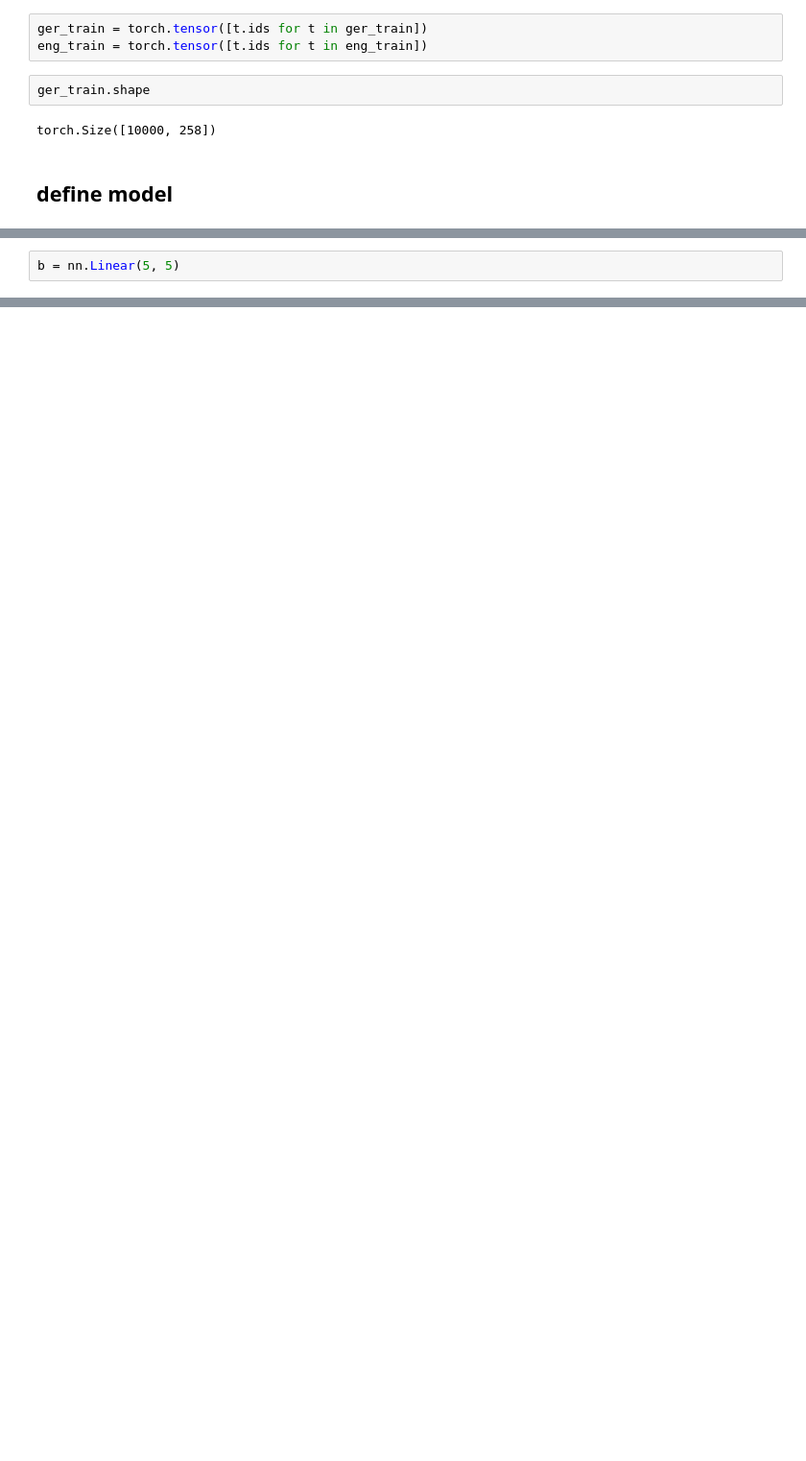
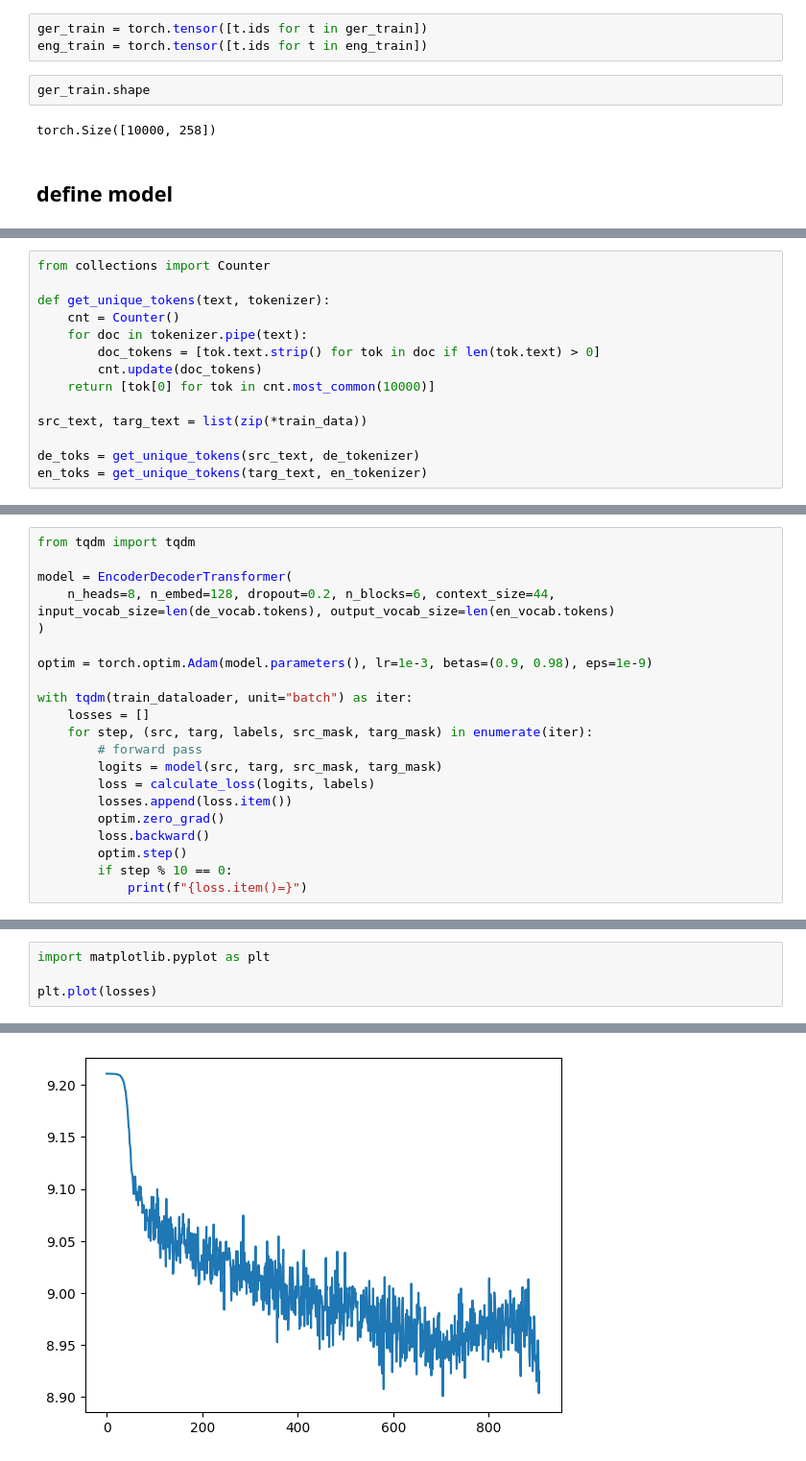
Before and after one commit to adamdayan/trans-late-former, a Jupyter notebook: scratch/translator.ipynb, the cells around one changed output, grey strips where cells are left out. Shown at 96% size. Saved outputs shown, nothing was run; the diff lists cells and outputs as text; blank space fills up the shorter version.

```diff
--- a/scratch/translator.ipynb
+++ b/scratch/translator.ipynb
@@ -287,2 +338,0 @@ RuntimeError: shape '[5, 3, 2]' is invalid for input of size 15
-# %%
-b = nn.Linear(5, 5)
@@ -292,0 +339,14 @@ AttributeError: 'Linear' object has no attribute 'view'
+# %%
+from collections import Counter
+
+def get_unique_tokens(text, tokenizer):
+    cnt = Counter()
+    for doc in tokenizer.pipe(text):
+        doc_tokens = [tok.text.strip() for tok in doc if len(tok.text) > 0]
+        cnt.update(doc_tokens)
+    return [tok[0] for tok in cnt.most_common(10000)]
+
+src_text, targ_text = list(zip(*train_data))
+
+de_toks = get_unique_tokens(src_text, de_tokenizer)
+en_toks = get_unique_tokens(targ_text, en_tokenizer)
@@ -292,0 +413,21 @@ AttributeError: 'Linear' object has no attribute 'view'
+# %%
+from tqdm import tqdm
+
+model = EncoderDecoderTransformer(
+    n_heads=8, n_embed=128, dropout=0.2, n_blocks=6, context_size=44, input_vocab_size=len(de_vocab.tokens), output_vocab_size=len(en_vocab.tokens)
+)
+
+optim = torch.optim.Adam(model.parameters(), lr=1e-3, betas=(0.9, 0.98), eps=1e-9)
+
+with tqdm(train_dataloader, unit="batch") as iter:
+    losses = []
+    for step, (src, targ, labels, src_mask, targ_mask) in enumerate(iter):
+        # forward pass
+        logits = model(src, targ, src_mask, targ_mask)
+        loss = calculate_loss(logits, labels)
+        losses.append(loss.item())
+        optim.zero_grad()
+        loss.backward()
+        optim.step()
+        if step % 10 == 0:
+            print(f"{loss.item()=}")
@@ -292,0 +468,5 @@ AttributeError: 'Linear' object has no attribute 'view'
+# %%
+import matplotlib.pyplot as plt
+
+plt.plot(losses)
+# %% [output]
@@ -292,0 +474 @@ AttributeError: 'Linear' object has no attribute 'view'
+[figure, added]
```
Also changed, not shown: parts of 26 cells of this notebook.
